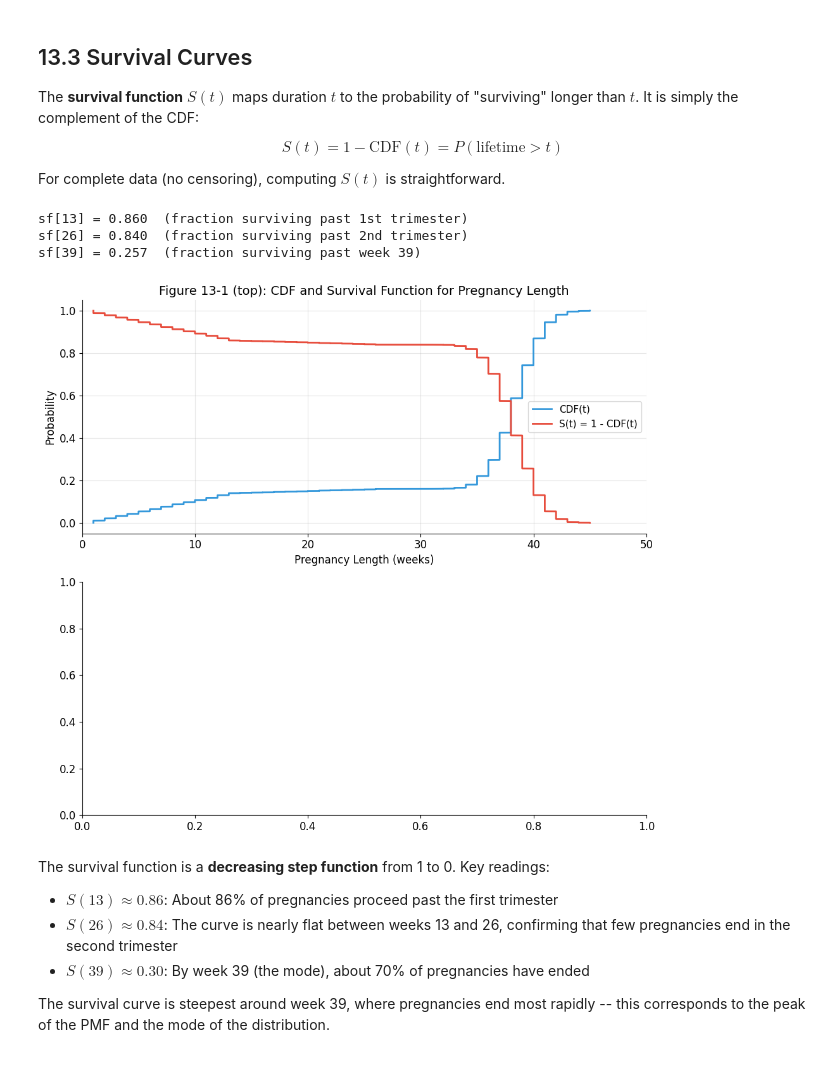
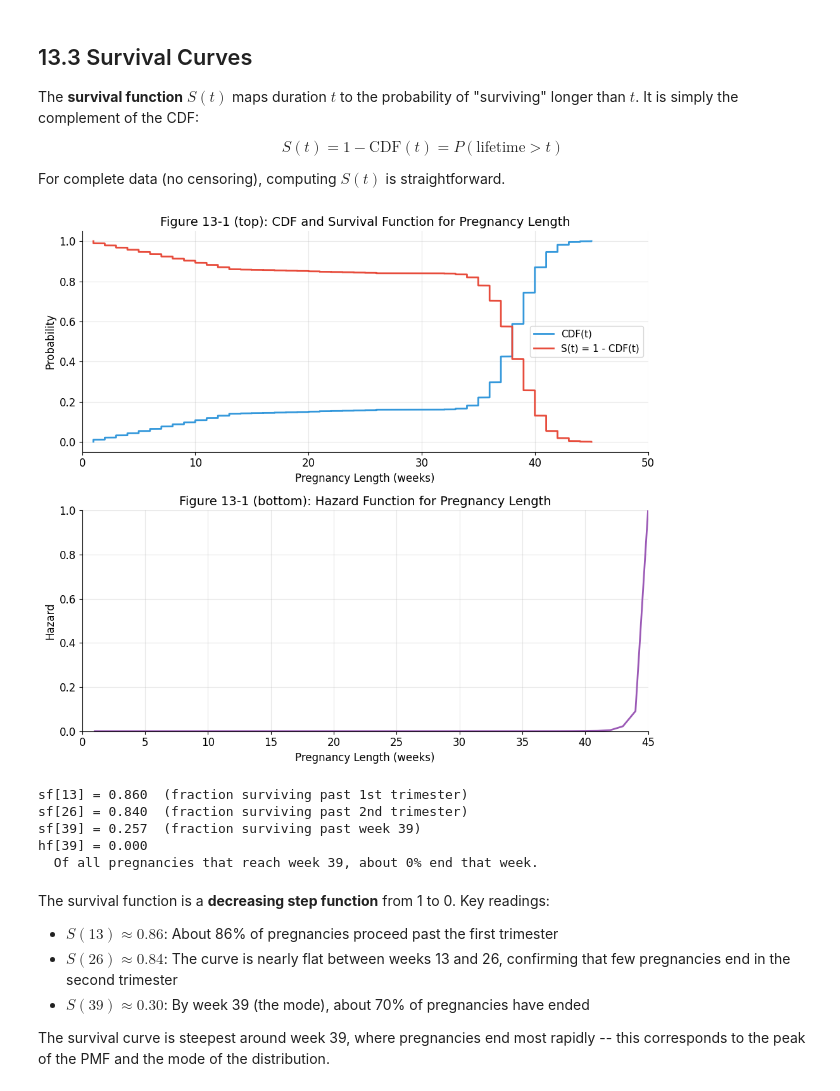
Before and after one commit to farrelrassya/ThinkStats, a Jupyter notebook: ch13_survival_analysis.ipynb, the cells around one changed output. Saved outputs shown, nothing was run; the diff lists cells and outputs as text; code cells hidden in the pictures.

```diff
--- a/ch13_survival_analysis.ipynb
+++ b/ch13_survival_analysis.ipynb
@@ -193,41 +193,94 @@ class SurvivalFunction:
     def Prob(self, t):
         return 1 - self.cdf.Prob(t)
 
     def __getitem__(self, t):
         return self.Prob(t)
 
     def Probs(self, ts):
         return np.array([self.Prob(t) for t in ts])
 
+class HazardFunction:
+    def __init__(self, d, label=''):
+        if isinstance(d, dict):
+            self.series = pd.Series(d)
+        else:
+            self.series = d
+        self.label = label
+
+    def __getitem__(self, t):
+        return self.series.get(t, 0)
+
+    def MakeSurvival(self):
+        ts = self.series.index
+        ss = (1 - self.series).cumprod()
+        cdf = Cdf(ts, label=self.label)
+        # Override the CDF probabilities
+        cdf.xs = np.array(ts)
+        cdf.ps = np.array(1 - ss)
+        return SurvivalFunction(cdf, label=self.label)
+
+    def Extend(self, other):
+        last = self.series.index[-1]
+        more = other.series[other.series.index > last]
+        self.series = pd.concat([self.series, more])
+
+# Compute Hazard function from survival function
+def MakeHazard(sf, label=''):
+    ss = sf.ss
+    ts = sf.ts
+    lams = {}
+    for i in range(len(ts) - 1):
+        if ss[i] > 0:
+            hazard = (ss[i] - ss[i+1]) / ss[i]
+            lams[ts[i]] = hazard
+    return HazardFunction(lams, label=label)
+
 # Compute CDF and survival function for pregnancy length
 cdf_preg = Cdf(preg_lengths, label='Pregnancy CDF')
 sf_preg = SurvivalFunction(cdf_preg, label='Pregnancy SF')
+
+# Compute hazard function from survival function
+hf_preg = MakeHazard(sf_preg, label='Pregnancy hazard')
 
 # Figure 13-1 (top): CDF and survival function
 fig, axes = plt.subplots(2, 1, figsize=(10, 9))
 
 axes[0].plot(cdf_preg.xs, cdf_preg.ps, color='#3498db', linewidth=2, label='CDF(t)')
 axes[0].plot(sf_preg.ts, sf_preg.ss, color='#e74c3c', linewidth=2, label='S(t) = 1 - CDF(t)')
 axes[0].set_xlabel('Pregnancy Length (weeks)')
 axes[0].set_ylabel('Probability')
 axes[0].set_title('Figure 13-1 (top): CDF and Survival Function for Pregnancy Length')
 axes[0].legend(fontsize=11)
 axes[0].grid(True, alpha=0.3)
 axes[0].set_xlim(0, 50)
 
-# Key values
+# Figure 13-1 (bottom): Hazard function
+axes[1].plot(hf_preg.series.index, hf_preg.series.values, color='#9b59b6', linewidth=2)
+axes[1].set_xlabel('Pregnancy Length (weeks)')
+axes[1].set_ylabel('Hazard')
+axes[1].set_title('Figure 13-1 (bottom): Hazard Function for Pregnancy Length')
+axes[1].grid(True, alpha=0.3)
+axes[1].set_xlim(0, 45)
+axes[1].set_ylim(0, 1.0)
+
+plt.tight_layout()
+plt.show()
+
+# Key values for Survival Function
 print(f"sf[13] = {sf_preg[13]:.3f}  (fraction surviving past 1st trimester)")
 print(f"sf[26] = {sf_preg[26]:.3f}  (fraction surviving past 2nd trimester)")
 print(f"sf[39] = {sf_preg[39]:.3f}  (fraction surviving past week 39)")
 
-# We'll add the hazard function below
-plt.tight_layout()
-plt.show()
+# Key values for Hazard Function
+print(f"hf[39] = {hf_preg[39]:.3f}")
+print(f"  Of all pregnancies that reach week 39, about {hf_preg[39]*100:.0f}% end that week.")
 # %% [output]
+[figure, new version]
 sf[13] = 0.860  (fraction surviving past 1st trimester)
 sf[26] = 0.840  (fraction surviving past 2nd trimester)
 sf[39] = 0.257  (fraction surviving past week 39)
+hf[39] = 0.000
+  Of all pregnancies that reach week 39, about 0% end that week.
-[figure, old version]
 # %% [markdown]
 The survival function is a **decreasing step function** from 1 to 0. Key readings:
 
```
